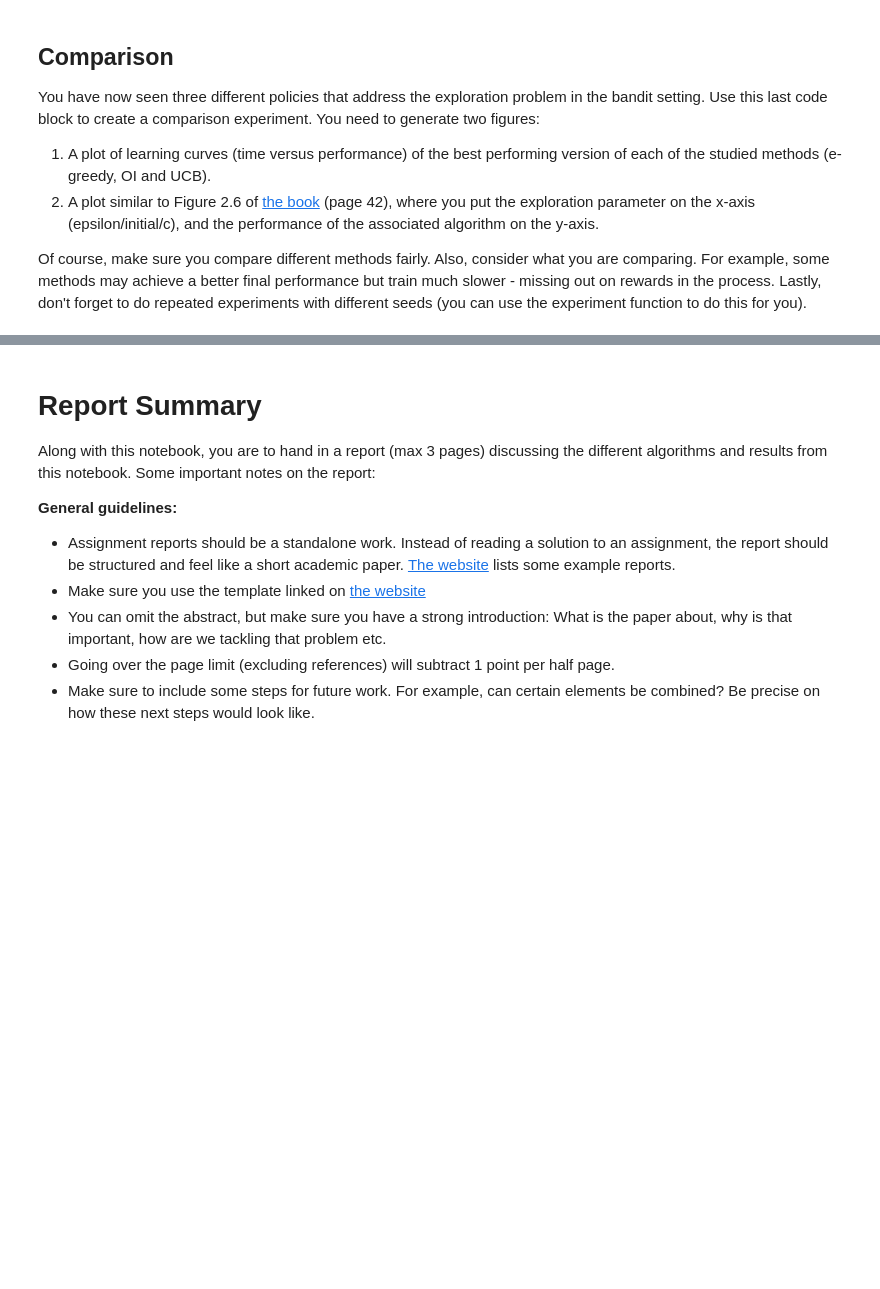
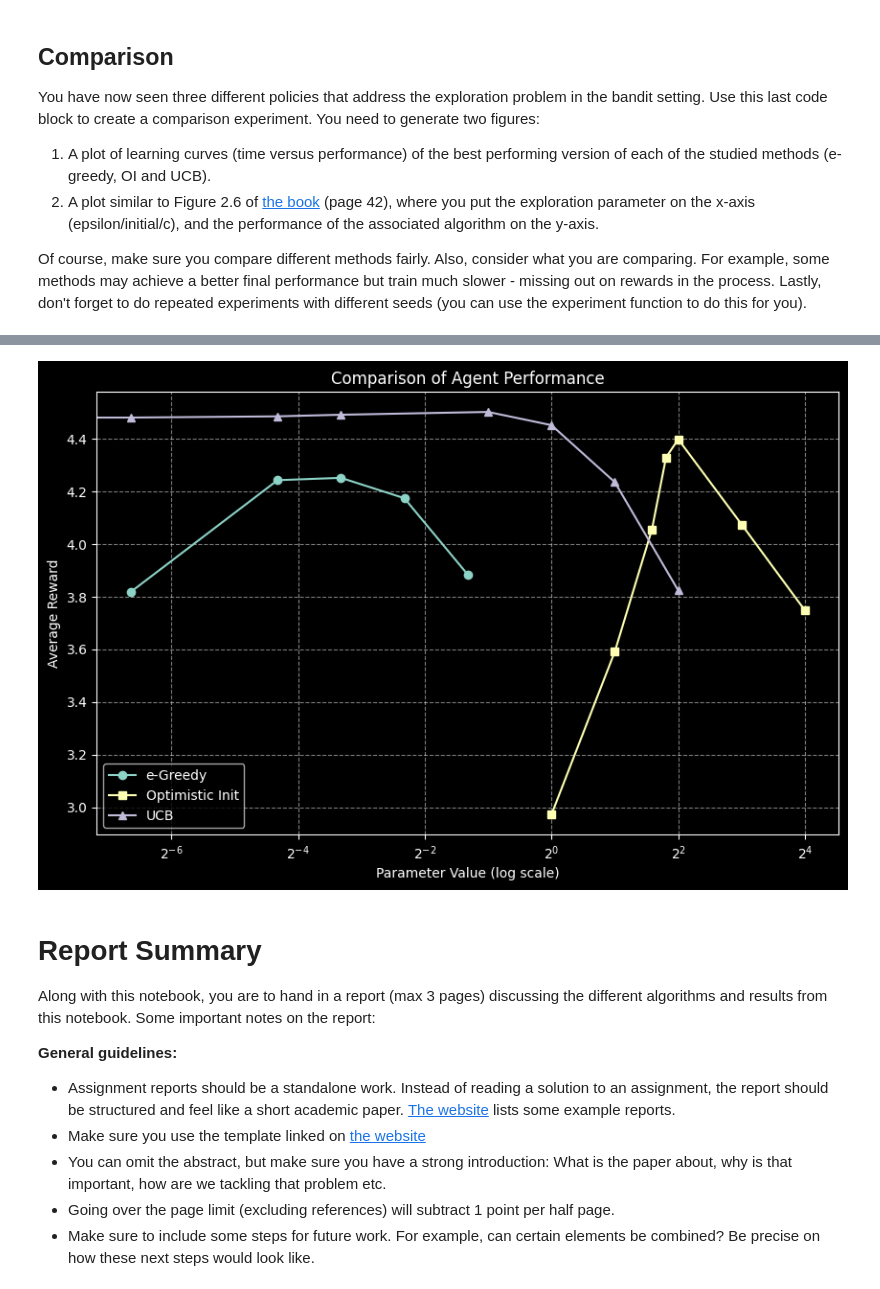
Before and after one commit to kraksys/irl26, a Jupyter notebook: 1a/RL_Bachelor_Assignment_1A_(2026).ipynb, the cells around one changed output, grey strips where cells are left out. Drawn from its saved outputs; the diff is of its cells as text; code cells hidden in the pictures; blank space fills up the shorter version.

```diff
--- a/1a/RL_Bachelor_Assignment_1A_(2026).ipynb
+++ b/1a/RL_Bachelor_Assignment_1A_(2026).ipynb
@@ -527,3 +592,25 @@ Of course, make sure you compare different methods fairly. Also, consider what y
+# %%
+
+#This is here to just change one of two models without the need to wait again for everything
+
+c_values = [0, 0.01, 0.05, 0.1, 0.5, 1.0, 2.0, 4.0]
+
+ucb_y = [get_score(UCBAgent, c=c) for c in c_values]
+
+plt.figure(figsize=(10, 6))
+plt.plot(epsilons, egreedy_y, label='e-Greedy', marker='o')
+plt.plot(initial_vals, oi_y, label='Optimistic Init', marker='s')
+plt.plot(c_values, ucb_y, label='UCB', marker='^')
+
+plt.xscale('log', base=2)
+plt.xlabel('Parameter Value (log scale)')
+plt.ylabel('Average Reward')
+plt.title('Comparison of Agent Performance')
+plt.legend()
+plt.grid(True, which="both", ls="--", alpha=0.5)
+plt.show()
+# %% [output]
+[figure, added]
 # %% [markdown]
 # Report Summary
 
```
Also changed, not shown: parts of 6 cells of this notebook.
